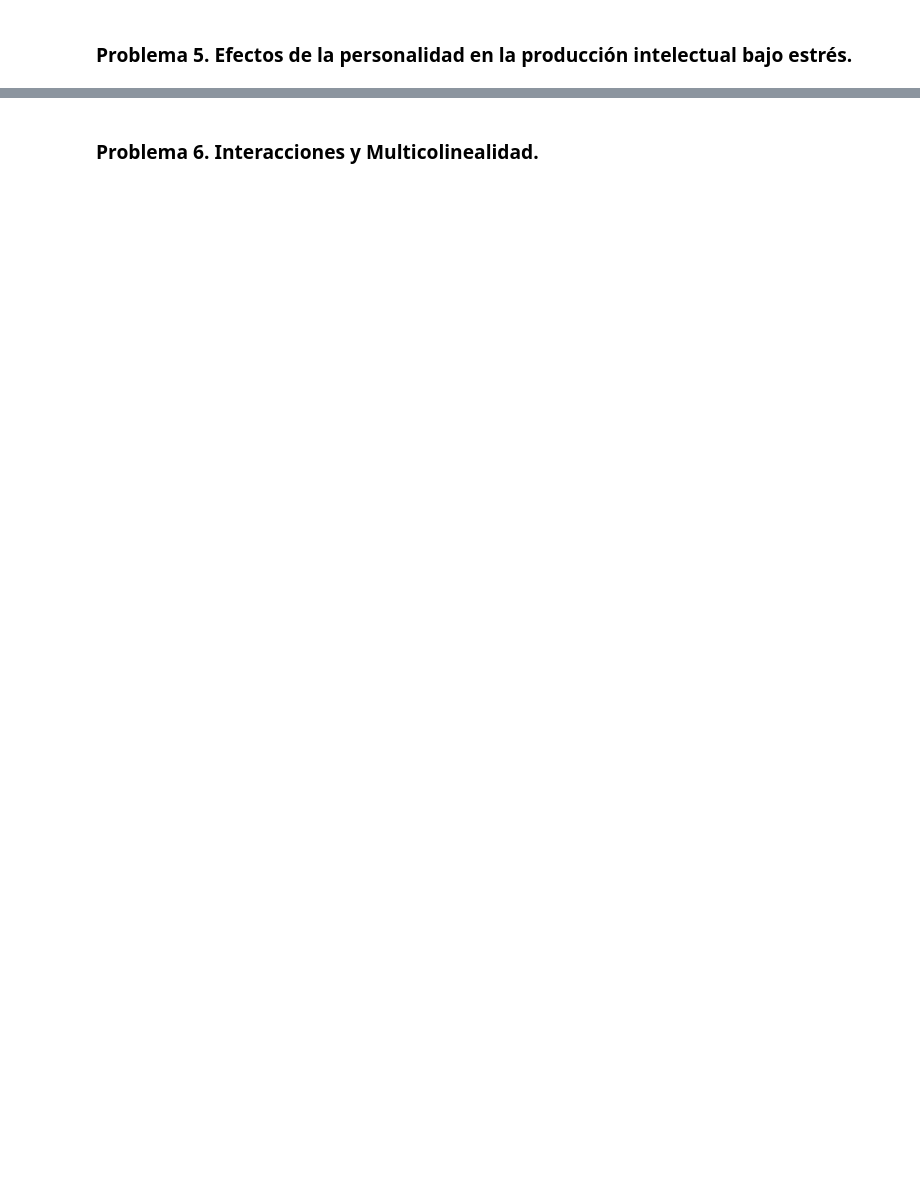
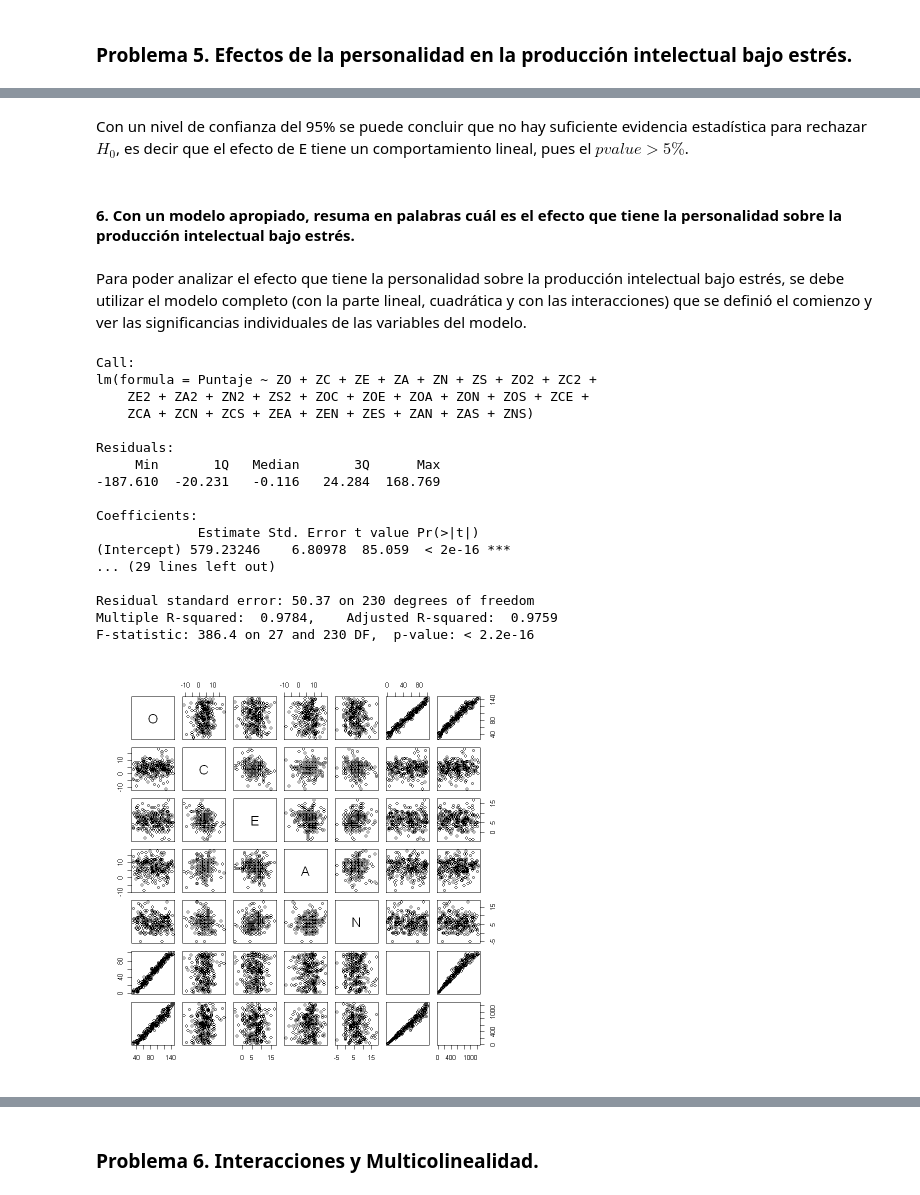
Before and after one commit to MantiMantilla/MEL-2022-2, a Jupyter notebook: Tareas/Tarea 2/Tarea 2.ipynb, the cells around one changed output, grey strips where cells are left out. Saved outputs shown, nothing was run; the diff lists cells and outputs as text; code cells hidden in the pictures; blank space fills up the shorter version.

```diff
--- a/Tareas/Tarea 2/Tarea 2.ipynb
+++ b/Tareas/Tarea 2/Tarea 2.ipynb
@@ -918,0 +1019,34 @@ Lo anterior quiere decir que con un nivel de confianza del $95 \%$, si un trabaj
+# %%
+ZO <- O-mean(O)
+ZC <- C-mean(C)
+ZE <- E-mean(E)
+ZA <- A-mean(A)
+ZN <- N-mean(N)
+ZS <- S-mean(S)
+
+ZO2 <- ZO^2
+ZC2 <- ZC^2
+ZE2 <- ZE^2
+ZA2 <- ZA^2
+ZN2 <- ZN^2
+ZS2 <- ZS^2
+
+ZOC <- ZO*ZC
+ZOE <- ZO*ZE
+ZOA <- ZO*ZA
+ZON <- ZO*ZN
+ZOS <- ZO*ZS
+ZCE <- ZC*ZE
+ZCA <- ZC*ZA
+ZCN <- ZC*ZN
+ZCS <- ZC*ZS
+ZEA <- ZE*ZA
+ZEN <- ZE*ZN
+ZES <- ZE*ZS
+ZAN <- ZA*ZN
+ZAS <- ZA*ZS
+ZNS <- ZN*ZS
+
+fit <- lm(Puntaje~ZO+ZC+ZE+ZA+ZN+ZS+ZO2+ZC2+ZE2+ZA2+ZN2+ZS2+ZOC+ZOE+ZOA+ZON+ZOS+ZCE+ZCA+ZCN+ZCS+ZEA+ZEN+ZES+ZAN+ZAS+ZNS)
+summary(fit)
+matriz2 <- cbind(ZO,ZC,ZE,ZA,ZN,ZS,ZO2,ZC2,ZE2,ZA2,ZN2,ZS2,ZOC,ZOE,ZOA,ZON,ZOS,ZCE,ZCA,ZCN,ZCS,ZEA,ZEN,ZES,ZAN,ZAS,ZNS)
@@ -918,0 +1228,29 @@ Lo anterior quiere decir que con un nivel de confianza del $95 \%$, si un trabaj
+# %% [markdown]
+Con un nivel de confianza del 95% se puede concluir que no hay suficiente evidencia estadística para rechazar $H_0$, es decir que el efecto de E tiene un comportamiento lineal, pues el ${p value}>5 \% $.
+# %% [markdown]
+#### 6. Con un modelo apropiado, resuma en palabras cuál es el efecto que tiene la personalidad sobre la producción intelectual bajo estrés.
+# %% [markdown]
+Para poder analizar el efecto que tiene la personalidad sobre la producción intelectual bajo estrés, se debe utilizar el modelo completo (con la parte lineal, cuadrática y con las interacciones) que se definió el comienzo y ver las significancias individuales de las variables del modelo.
+# %%
+pairs(matriz)
+fit1 <- lm(Puntaje~ZO+ZC+ZE+ZA+ZN+ZS+ZO2+ZC2+ZE2+ZA2+ZN2+ZS2+ZOC+ZOE+ZOA+ZON+ZOS+ZCE+ZCA+ZCN+ZCS+ZEA+ZEN+ZES+ZAN+ZAS+ZNS)
+summary(fit1)
+# %% [output]
+Call:
+lm(formula = Puntaje ~ ZO + ZC + ZE + ZA + ZN + ZS + ZO2 + ZC2 +
+    ZE2 + ZA2 + ZN2 + ZS2 + ZOC + ZOE + ZOA + ZON + ZOS + ZCE +
+    ZCA + ZCN + ZCS + ZEA + ZEN + ZES + ZAN + ZAS + ZNS)
+
+Residuals:
+     Min       1Q   Median       3Q      Max
+-187.610  -20.231   -0.116   24.284  168.769
+
+Coefficients:
+             Estimate Std. Error t value Pr(>|t|)
+(Intercept) 579.23246    6.80978  85.059  < 2e-16 ***
+... (29 lines left out)
+
+Residual standard error: 50.37 on 230 degrees of freedom
+Multiple R-squared:  0.9784,    Adjusted R-squared:  0.9759
+F-statistic: 386.4 on 27 and 230 DF,  p-value: < 2.2e-16
+[figure, added]
```
Also changed, not shown: parts of 66 cells of this notebook.
